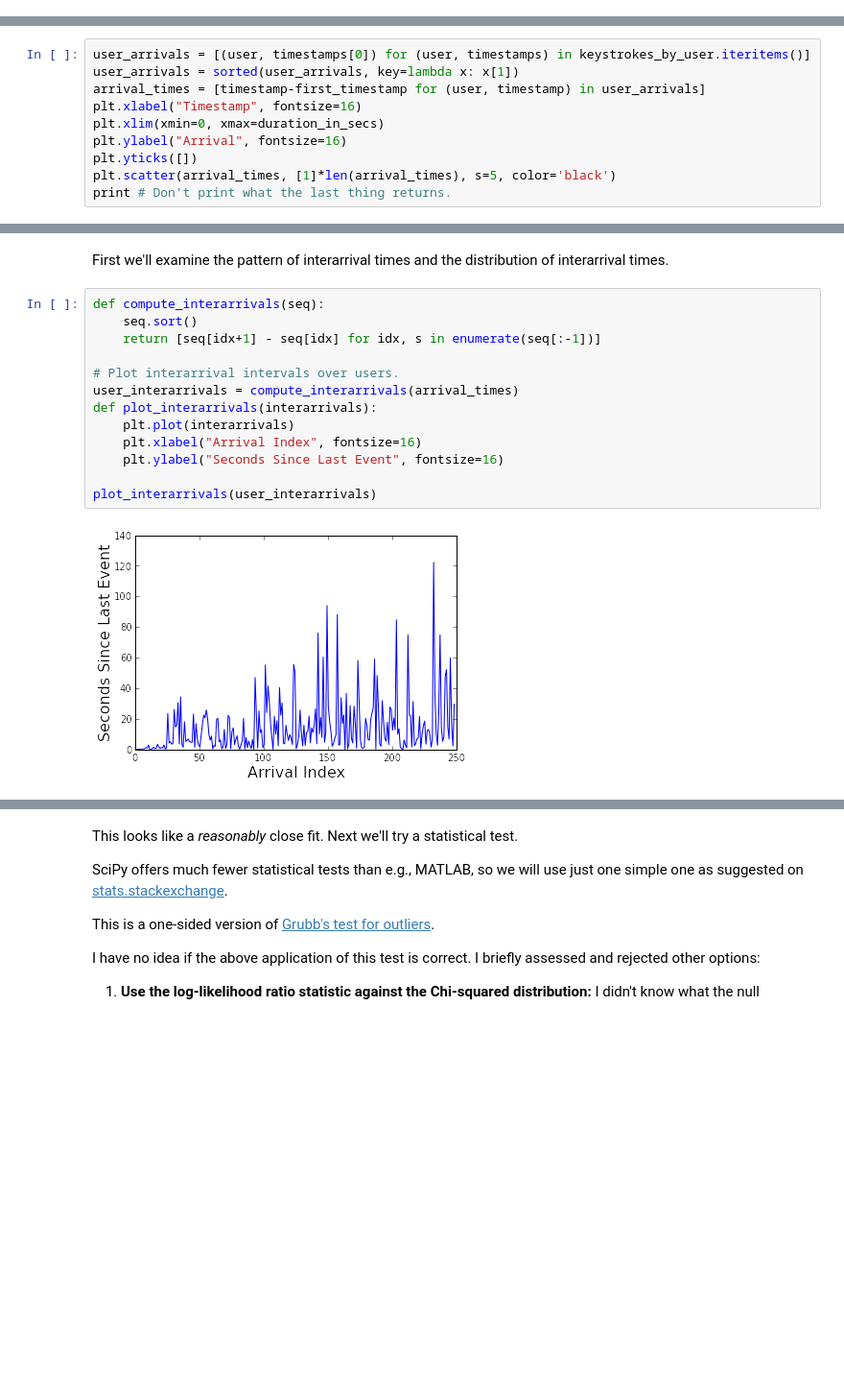
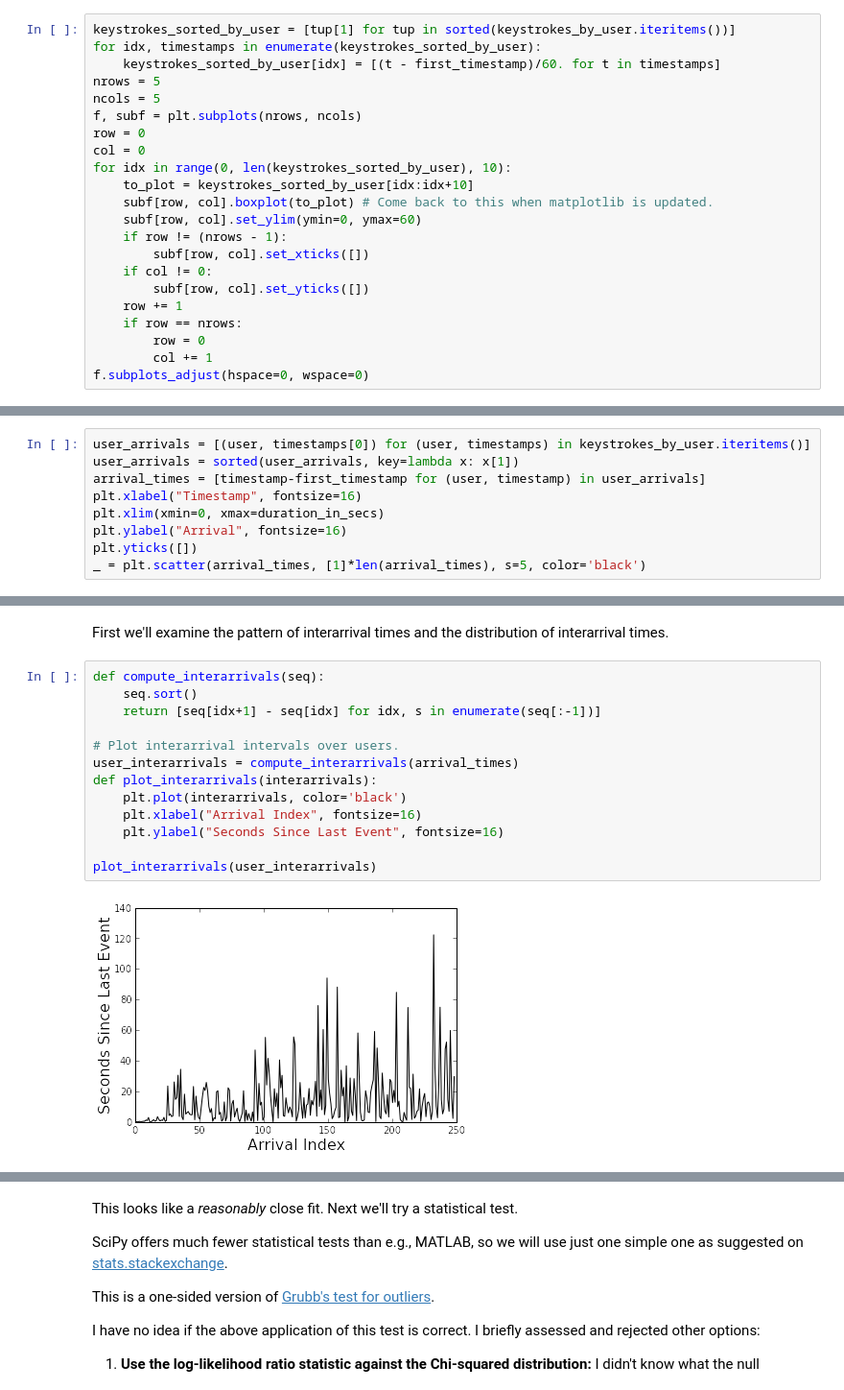
Before and after one commit to salspaugh/empirical-analysis, a Jupyter notebook: assignment1/assignment1.ipynb, the cells around one changed output, grey strips where cells are left out. Shown: that part at 96% size. Drawn from its saved outputs; the diff is of its cells as text; blank space fills up the shorter version.

```diff
--- a/assignment1/assignment1.ipynb
+++ b/assignment1/assignment1.ipynb
@@ -83,2 +81,24 @@ print # Don't print what the last thing returns.
 # %% [output]
 [figure]
+# %%
+keystrokes_sorted_by_user = [tup[1] for tup in sorted(keystrokes_by_user.iteritems())]
+for idx, timestamps in enumerate(keystrokes_sorted_by_user):
+    keystrokes_sorted_by_user[idx] = [(t - first_timestamp)/60. for t in timestamps]
+nrows = 5
+ncols = 5
+f, subf = plt.subplots(nrows, ncols)
+row = 0
+col = 0
+for idx in range(0, len(keystrokes_sorted_by_user), 10):
+    to_plot = keystrokes_sorted_by_user[idx:idx+10]
+    subf[row, col].boxplot(to_plot) # Come back to this when matplotlib is updated.
+    subf[row, col].set_ylim(ymin=0, ymax=60)
+    if row != (nrows - 1):
+        subf[row, col].set_xticks([])
+    if col != 0:
+        subf[row, col].set_yticks([])
+    row += 1
+    if row == nrows:
+        row = 0
+        col += 1
+f.subplots_adjust(hspace=0, wspace=0)
@@ -105,8 +126,7 @@ plt.xlabel("Timestamp", fontsize=16)
 plt.xlim(xmin=0, xmax=duration_in_secs)
 plt.ylabel("Arrival", fontsize=16)
 plt.yticks([])
-plt.scatter(arrival_times, [1]*len(arrival_times), s=5, color='black')
-print # Don't print what the last thing returns.
+_ = plt.scatter(arrival_times, [1]*len(arrival_times), s=5, color='black')
 # %% [output]
 [figure]
 # %% [markdown]
@@ -216,18 +235,18 @@ First we'll examine the pattern of interarrival times and the distribution of in
 # %%
 def compute_interarrivals(seq):
     seq.sort()
     return [seq[idx+1] - seq[idx] for idx, s in enumerate(seq[:-1])]
 
 # Plot interarrival intervals over users.
 user_interarrivals = compute_interarrivals(arrival_times)
 def plot_interarrivals(interarrivals):
-    plt.plot(interarrivals)
+    plt.plot(interarrivals, color='black')
     plt.xlabel("Arrival Index", fontsize=16)
     plt.ylabel("Seconds Since Last Event", fontsize=16)
 
 plot_interarrivals(user_interarrivals)
 # %% [output]
-[figure, old version]
+[figure, new version]
 # %%
 # Plot interarrival time histogram.
 def plot_interarrival_histogram(interarrivals, ymax=65, log=False):
```
Also changed, not shown: parts of 12 cells of this notebook, 2 other files.
